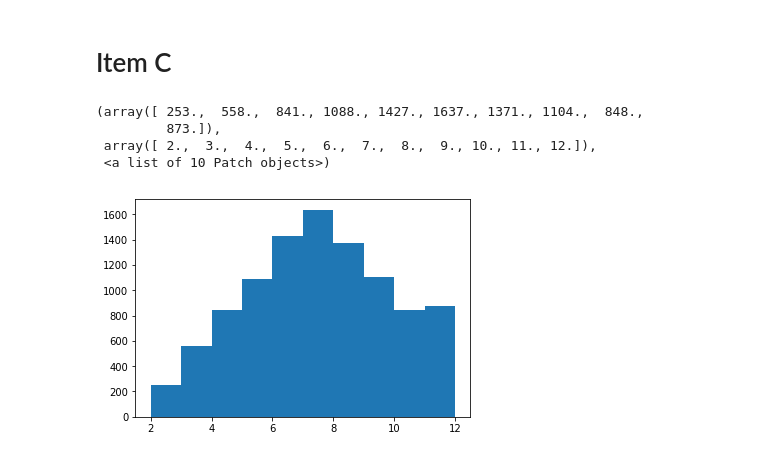
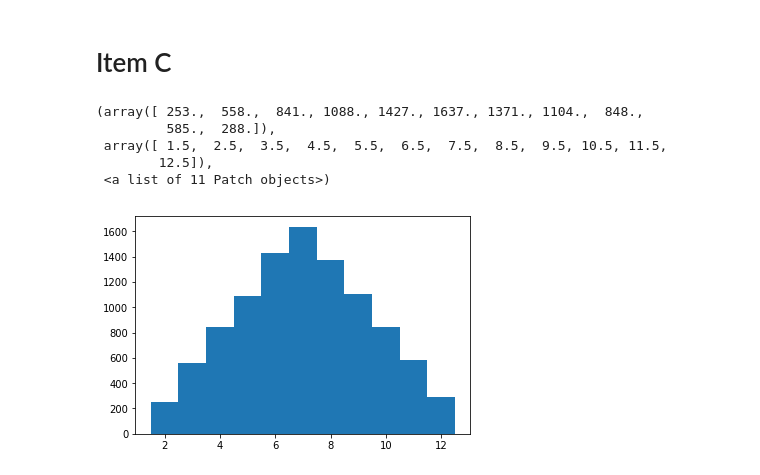
Before and after one commit to jowisaidman/SimulacionTp1, a Jupyter notebook: Ejercicio 2.ipynb, the cells around one changed output. Cells and saved outputs as stored; diff of their text form; code cells hidden in the pictures.

```diff
--- a/Ejercicio 2.ipynb
+++ b/Ejercicio 2.ipynb
@@ -67,10 +68,12 @@ print(tiradas)
 # %%
 tiradas = simular_tiradas(20000)
 sumas = [tirada[0] + tirada[1] for tirada in tiradas]
-plt.hist(sumas)
+bins = np.arange(1.5,13.5,2)
+plt.hist(sumas, bins)
 # %% [output]
 (array([ 253.,  558.,  841., 1088., 1427., 1637., 1371., 1104.,  848.,
-         873.]),
- array([ 2.,  3.,  4.,  5.,  6.,  7.,  8.,  9., 10., 11., 12.]),
- <a list of 10 Patch objects>)
+         585.,  288.]),
+ array([ 1.5,  2.5,  3.5,  4.5,  5.5,  6.5,  7.5,  8.5,  9.5, 10.5, 11.5,
+        12.5]),
+ <a list of 11 Patch objects>)
-[figure, old version]
+[figure, new version]
```
Also changed, not shown: parts of 1 cell of this notebook.
